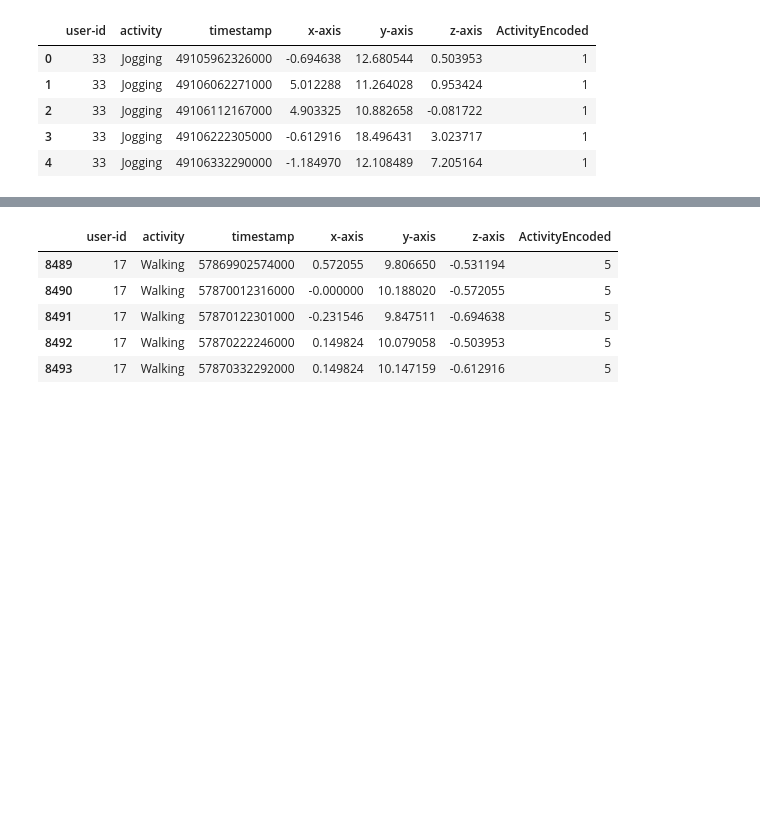
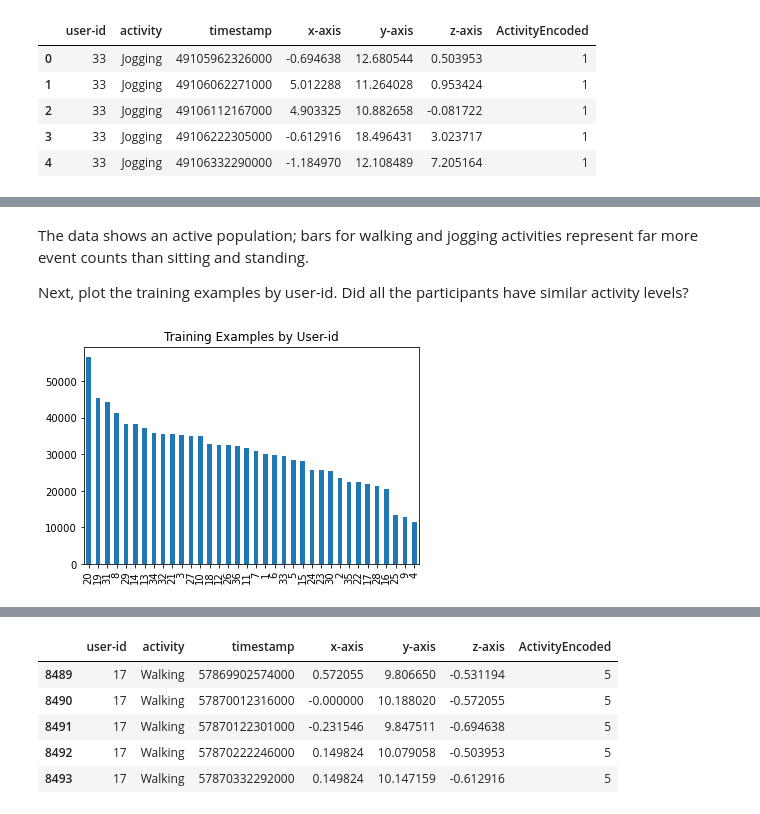
Before and after one commit to sassoftware/python-dlpy, a Jupyter notebook: examples/tabular_data_analysis/Conv1D_Time_Sequence.ipynb, the cells around one changed output, grey strips where cells are left out. Saved outputs shown, nothing was run; the diff lists cells and outputs as text; code cells hidden in the pictures; blank space fills up the shorter version.

```diff
--- a/examples/tabular_data_analysis/Conv1D_Time_Sequence.ipynb
+++ b/examples/tabular_data_analysis/Conv1D_Time_Sequence.ipynb
@@ -218,0 +335,12 @@ for activity in np.unique(df["activity"]):
+# %% [markdown]
+The data shows an active population; bars for walking and jogging activities represent far more event counts than sitting and standing.
+
+Next, plot the training examples by user-id. Did all the participants have similar activity levels?
+# %%
+# Plot the training examples by user-id
+df['user-id'].value_counts().plot(kind='bar',
+                                  title='Training Examples by User-id'
+                                  )
+plt.show()
+# %% [output]
+[figure, added]
```
Also changed, not shown: parts of 133 cells of this notebook.
